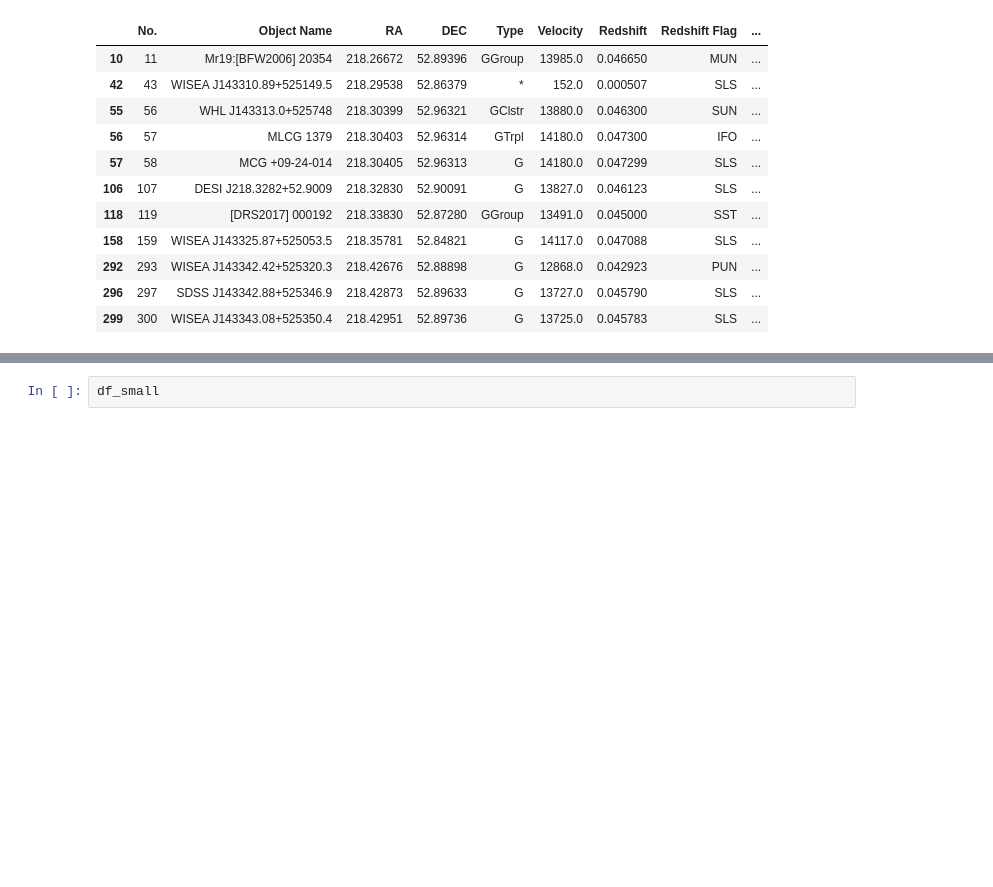
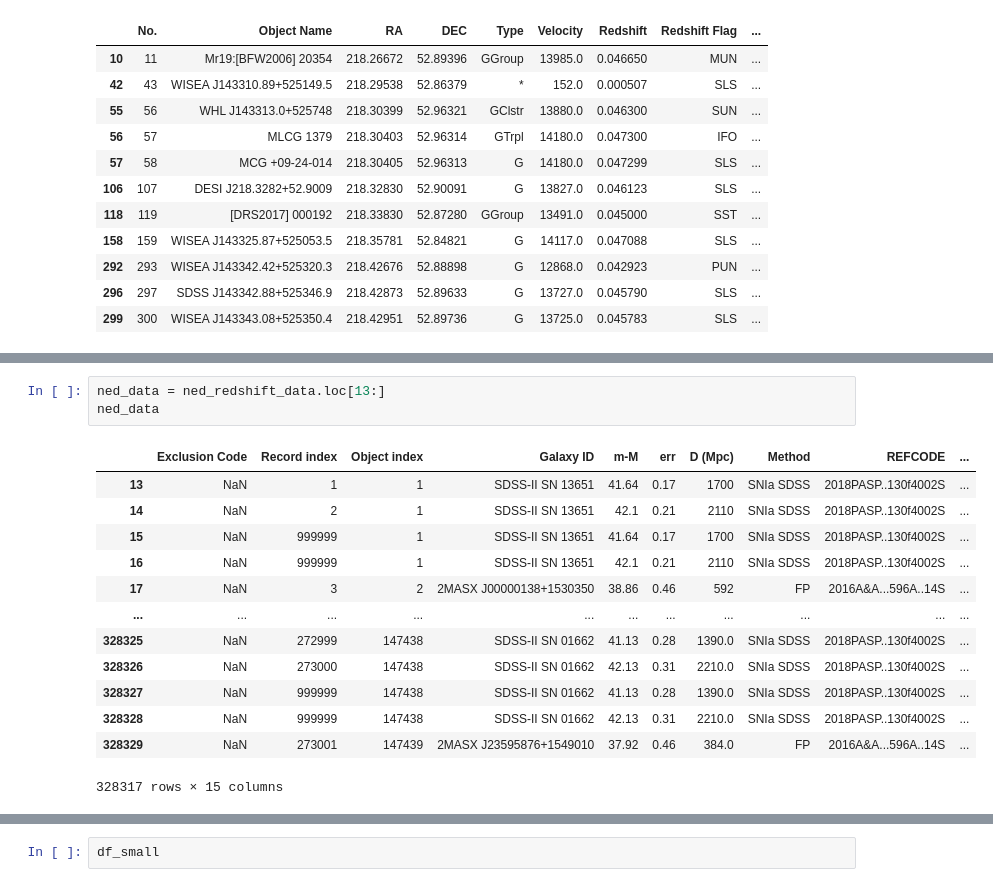
Before and after one commit to matti656/beamseti, a Jupyter notebook: NED.ipynb, the cells around one changed output, grey strips where cells are left out. Drawn from its saved outputs; the diff is of its cells as text; blank space fills up the shorter version.

```diff
--- a/NED.ipynb
+++ b/NED.ipynb
@@ -566,0 +633,17 @@ df_region
+# %%
+ned_data = ned_redshift_data.loc[13:]
+ned_data
+# %% [output]
+|  | Exclusion Code | Record index | Object index | Galaxy ID | m-M | err | D (Mpc) | Method | REFCODE | ... |
+| 13 | NaN | 1 | 1 | SDSS-II SN 13651 | 41.64 | 0.17 | 1700 | SNIa SDSS | 2018PASP..130f4002S | ... |
+| 14 | NaN | 2 | 1 | SDSS-II SN 13651 | 42.1 | 0.21 | 2110 | SNIa SDSS | 2018PASP..130f4002S | ... |
+| 15 | NaN | 999999 | 1 | SDSS-II SN 13651 | 41.64 | 0.17 | 1700 | SNIa SDSS | 2018PASP..130f4002S | ... |
+| 16 | NaN | 999999 | 1 | SDSS-II SN 13651 | 42.1 | 0.21 | 2110 | SNIa SDSS | 2018PASP..130f4002S | ... |
+| 17 | NaN | 3 | 2 | 2MASX J00000138+1530350 | 38.86 | 0.46 | 592 | FP | 2016A&A...596A..14S | ... |
+| ... | ... | ... | ... | ... | ... | ... | ... | ... | ... | ... |
+| 328325 | NaN | 272999 | 147438 | SDSS-II SN 01662 | 41.13 | 0.28 | 1390.0 | SNIa SDSS | 2018PASP..130f4002S | ... |
+| 328326 | NaN | 273000 | 147438 | SDSS-II SN 01662 | 42.13 | 0.31 | 2210.0 | SNIa SDSS | 2018PASP..130f4002S | ... |
+| 328327 | NaN | 999999 | 147438 | SDSS-II SN 01662 | 41.13 | 0.28 | 1390.0 | SNIa SDSS | 2018PASP..130f4002S | ... |
+| 328328 | NaN | 999999 | 147438 | SDSS-II SN 01662 | 42.13 | 0.31 | 2210.0 | SNIa SDSS | 2018PASP..130f4002S | ... |
+| 328329 | NaN | 273001 | 147439 | 2MASX J23595876+1549010 | 37.92 | 0.46 | 384.0 | FP | 2016A&A...596A..14S | ... |
+328317 rows × 15 columns
```
Also changed, not shown: parts of 118 cells of this notebook, 2 other files.
